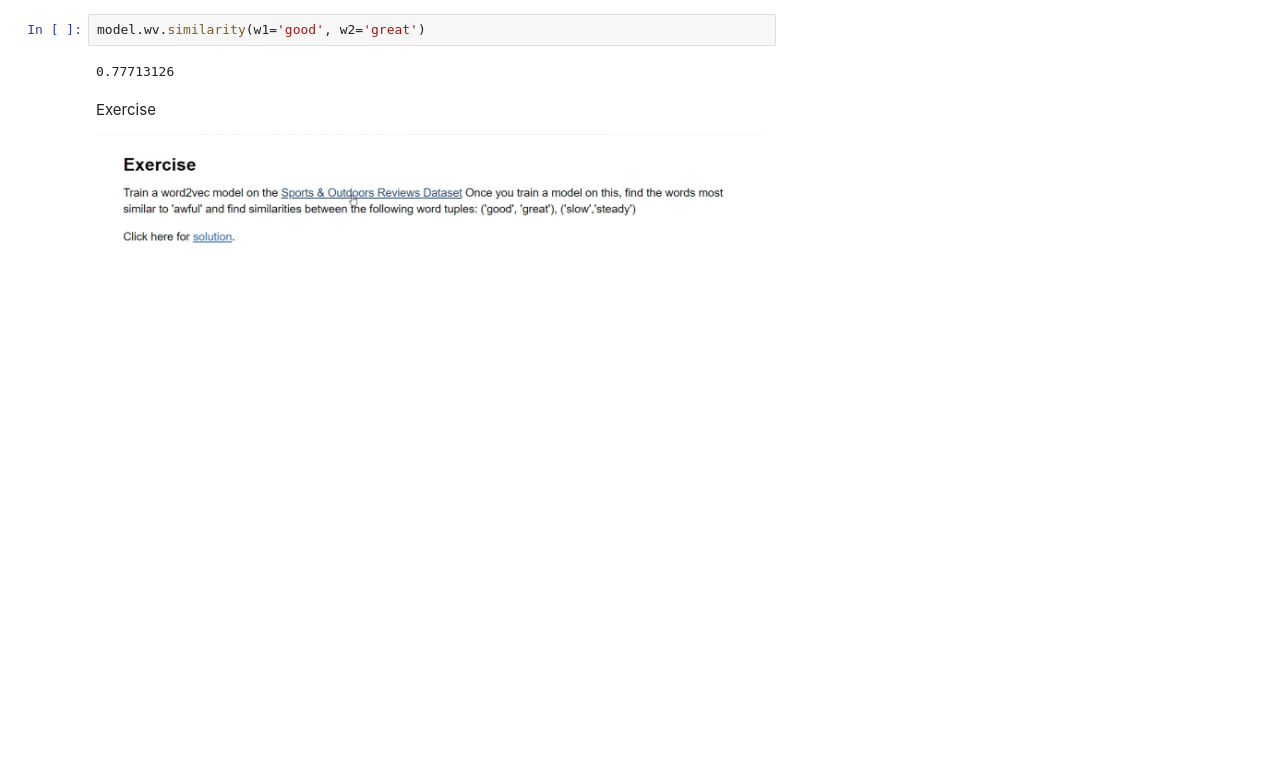
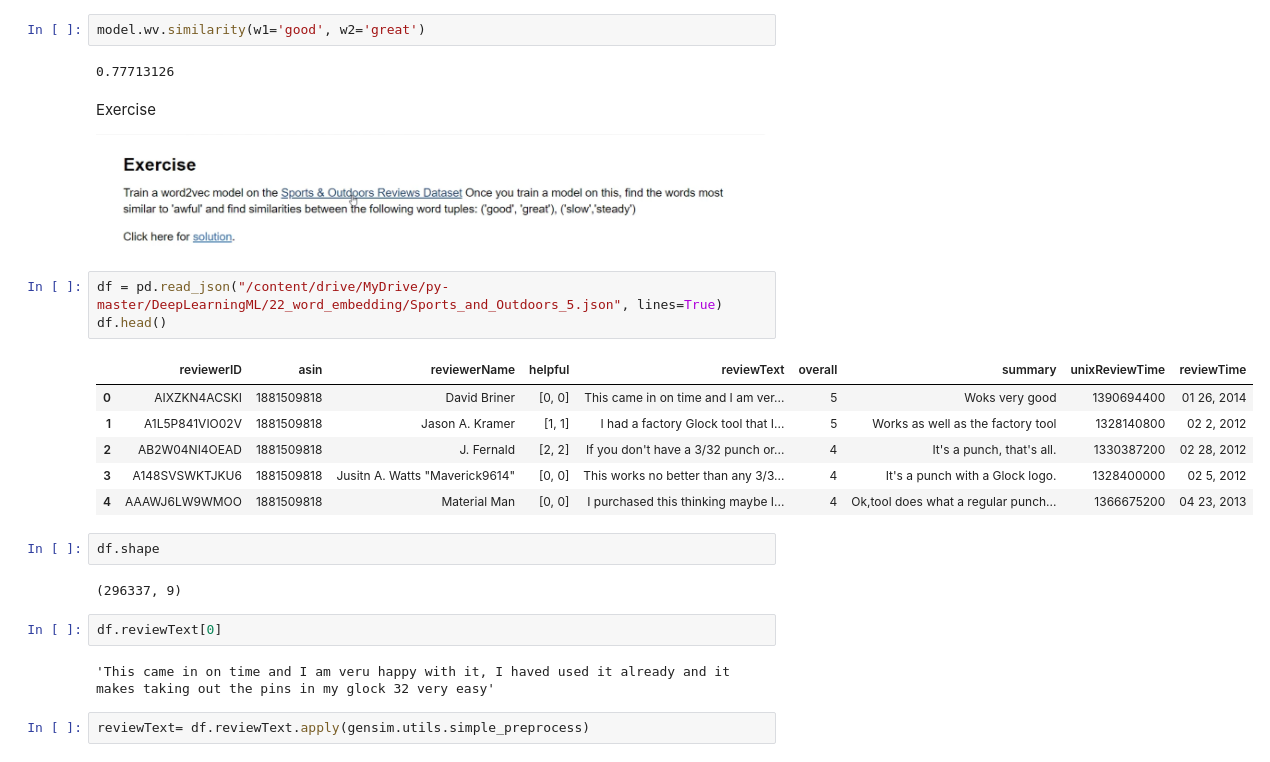
Before and after one commit to AftabUdaipurwala/Deeplearning, a Jupyter notebook: Word2Vec?_A_Simple_Explanation|_Gensim_|_Deep_Learning.ipynb, the cells around one changed output. Cells and saved outputs as stored; diff of their text form; blank space fills up the shorter version.

Commit message:
Learnt about the word to vec model in gensim on sports review dataset

```diff
--- a/Word2Vec?_A_Simple_Explanation|_Gensim_|_Deep_Learning.ipynb
+++ b/Word2Vec?_A_Simple_Explanation|_Gensim_|_Deep_Learning.ipynb
@@ -137,3 +137,23 @@ model.wv.similarity(w1='good', w2='great')
 Exercise
 
 ![image.png](embedded-picture-1)
+# %%
+df = pd.read_json("/content/drive/MyDrive/py-master/DeepLearningML/22_word_embedding/Sports_and_Outdoors_5.json", lines=True)
+df.head()
+# %% [output]
+|  | reviewerID | asin | reviewerName | helpful | reviewText | overall | summary | unixReviewTime | reviewTime |
+| 0 | AIXZKN4ACSKI | 1881509818 | David Briner | [0, 0] | This came in on time and I am ver... | 5 | Woks very good | 1390694400 | 01 26, 2014 |
+| 1 | A1L5P841VIO02V | 1881509818 | Jason A. Kramer | [1, 1] | I had a factory Glock tool that I... | 5 | Works as well as the factory tool | 1328140800 | 02 2, 2012 |
+| 2 | AB2W04NI4OEAD | 1881509818 | J. Fernald | [2, 2] | If you don't have a 3/32 punch or... | 4 | It's a punch, that's all. | 1330387200 | 02 28, 2012 |
+| 3 | A148SVSWKTJKU6 | 1881509818 | Jusitn A. Watts "Maverick9614" | [0, 0] | This works no better than any 3/3... | 4 | It's a punch with a Glock logo. | 1328400000 | 02 5, 2012 |
+| 4 | AAAWJ6LW9WMOO | 1881509818 | Material Man | [0, 0] | I purchased this thinking maybe I... | 4 | Ok,tool does what a regular punch... | 1366675200 | 04 23, 2013 |
+# %%
+df.shape
+# %% [output]
+(296337, 9)
+# %%
+df.reviewText[0]
+# %% [output]
+'This came in on time and I am veru happy with it, I haved used it already and it makes taking out the pins in my glock 32 very easy'
+# %%
+reviewText= df.reviewText.apply(gensim.utils.simple_preprocess)
```
Also changed, not shown: parts of 7 cells of this notebook.
